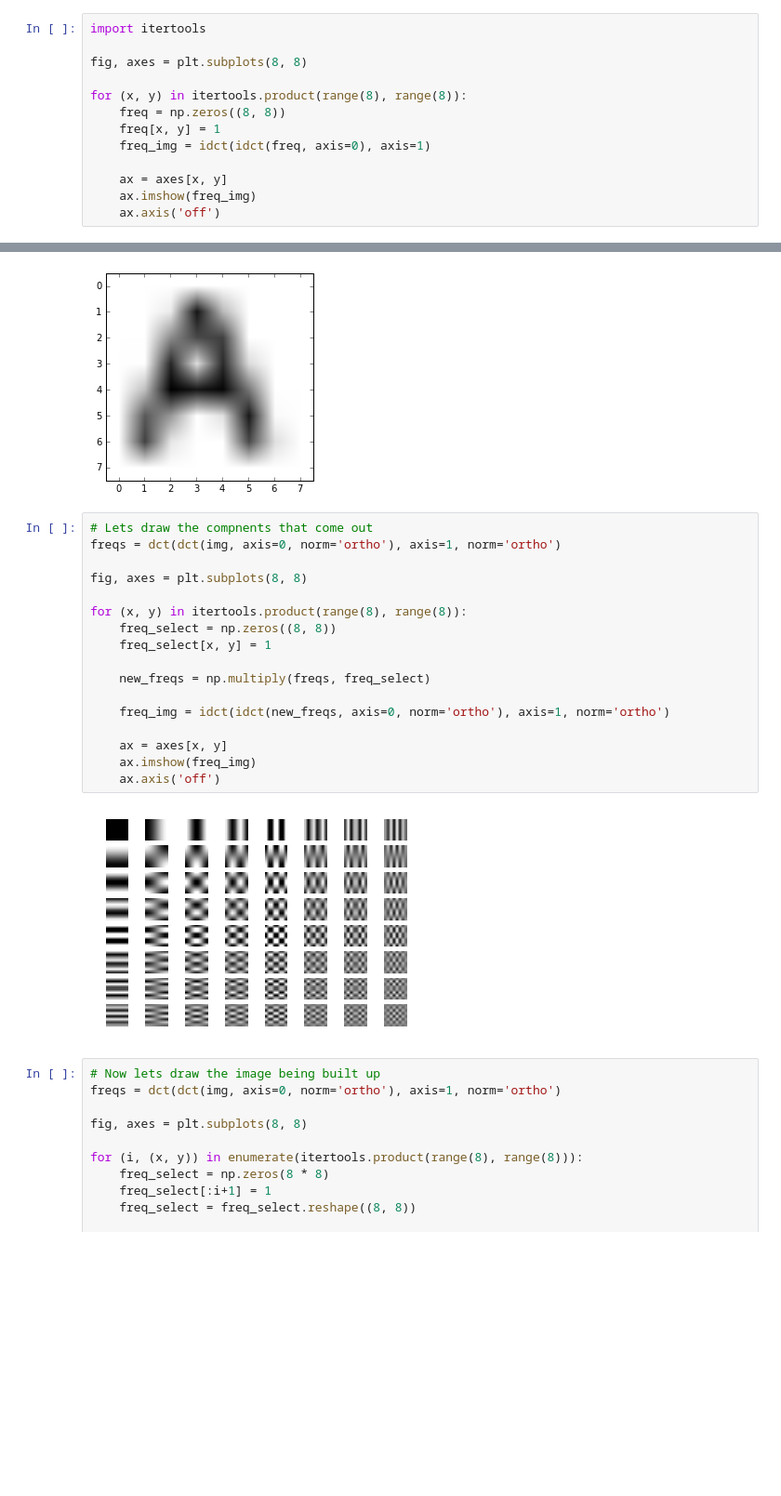
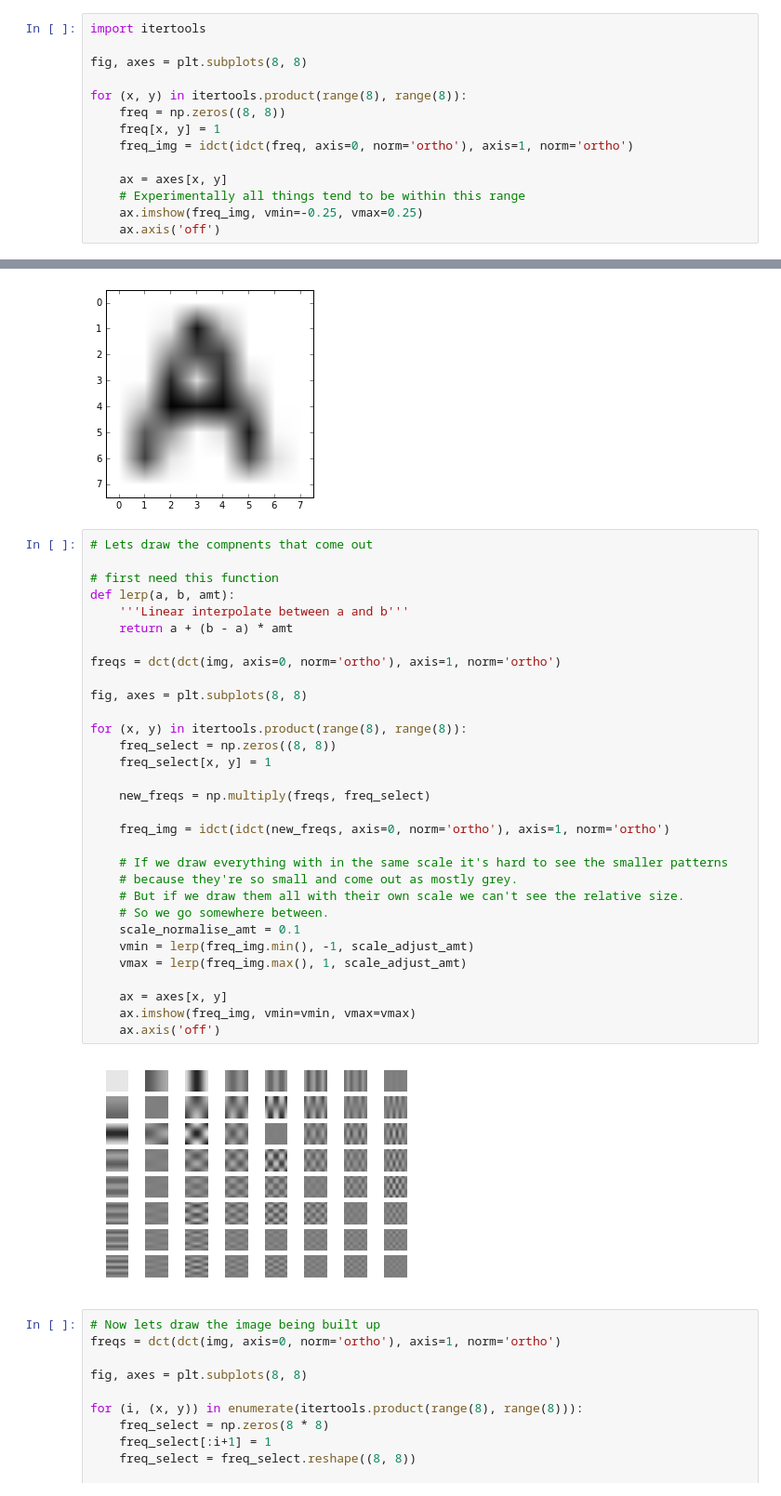
Before and after one commit to Jezzamonn/fourier, a Jupyter notebook: python/dct.ipynb, the cells around one changed output, grey strips where cells are left out. Shown: that part at 93% size. Saved outputs shown, nothing was run; the diff lists cells and outputs as text; blank space fills up the shorter version.

Commit message:
Tweak images to improve readability

```diff
--- a/python/dct.ipynb
+++ b/python/dct.ipynb
@@ -86,9 +86,10 @@ fig, axes = plt.subplots(8, 8)
 for (x, y) in itertools.product(range(8), range(8)):
     freq = np.zeros((8, 8))
     freq[x, y] = 1
-    freq_img = idct(idct(freq, axis=0), axis=1)
+    freq_img = idct(idct(freq, axis=0, norm='ortho'), axis=1, norm='ortho')
 
     ax = axes[x, y]
-    ax.imshow(freq_img)
+    # Experimentally all things tend to be within this range
+    ax.imshow(freq_img, vmin=-0.25, vmax=0.25)
     ax.axis('off')
 # %% [output]
@@ -134,23 +135,37 @@ plt.imshow(reconstructed_img)
 [figure]
 # %%
 # Lets draw the compnents that come out
+
+# first need this function
+def lerp(a, b, amt):
+    '''Linear interpolate between a and b'''
+    return a + (b - a) * amt
+
 freqs = dct(dct(img, axis=0, norm='ortho'), axis=1, norm='ortho')
 
 fig, axes = plt.subplots(8, 8)
 
 for (x, y) in itertools.product(range(8), range(8)):
     freq_select = np.zeros((8, 8))
     freq_select[x, y] = 1
 
     new_freqs = np.multiply(freqs, freq_select)
 
     freq_img = idct(idct(new_freqs, axis=0, norm='ortho'), axis=1, norm='ortho')
 
+    # If we draw everything with in the same scale it's hard to see the smaller patterns
+    # because they're so small and come out as mostly grey.
+    # But if we draw them all with their own scale we can't see the relative size.
+    # So we go somewhere between.
+    scale_normalise_amt = 0.1
+    vmin = lerp(freq_img.min(), -1, scale_adjust_amt)
+    vmax = lerp(freq_img.max(), 1, scale_adjust_amt)
+
     ax = axes[x, y]
-    ax.imshow(freq_img)
+    ax.imshow(freq_img, vmin=vmin, vmax=vmax)
     ax.axis('off')
 # %% [output]
-[figure, old version]
+[figure, new version]
 # %%
 # Now lets draw the image being built up
 freqs = dct(dct(img, axis=0, norm='ortho'), axis=1, norm='ortho')
```
Also changed, not shown: parts of 1 cell of this notebook.
